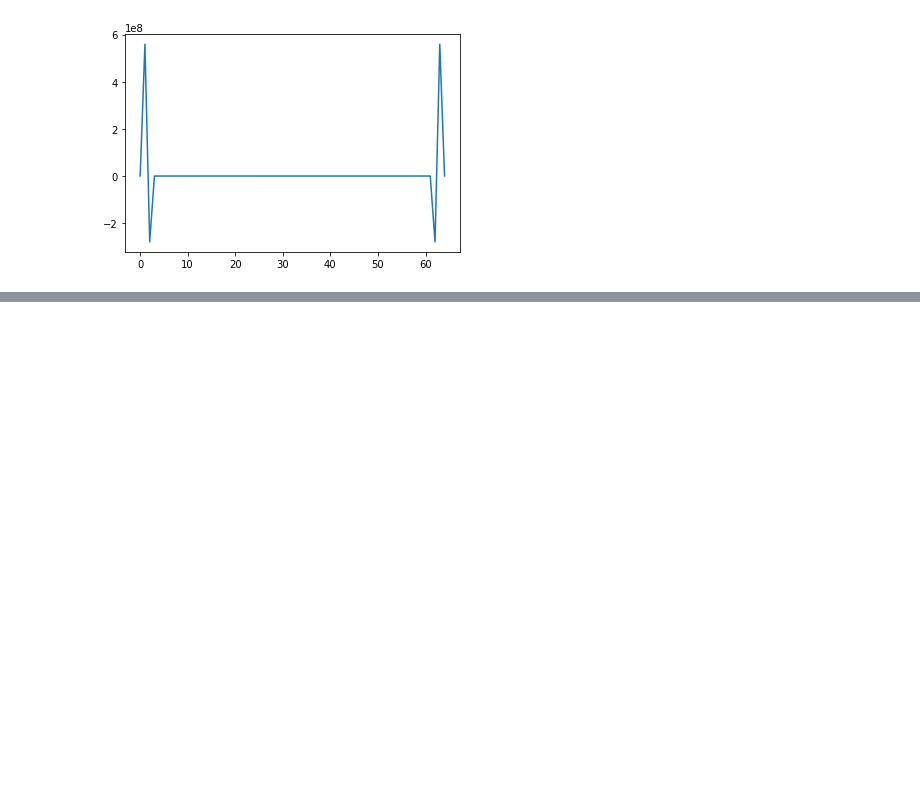
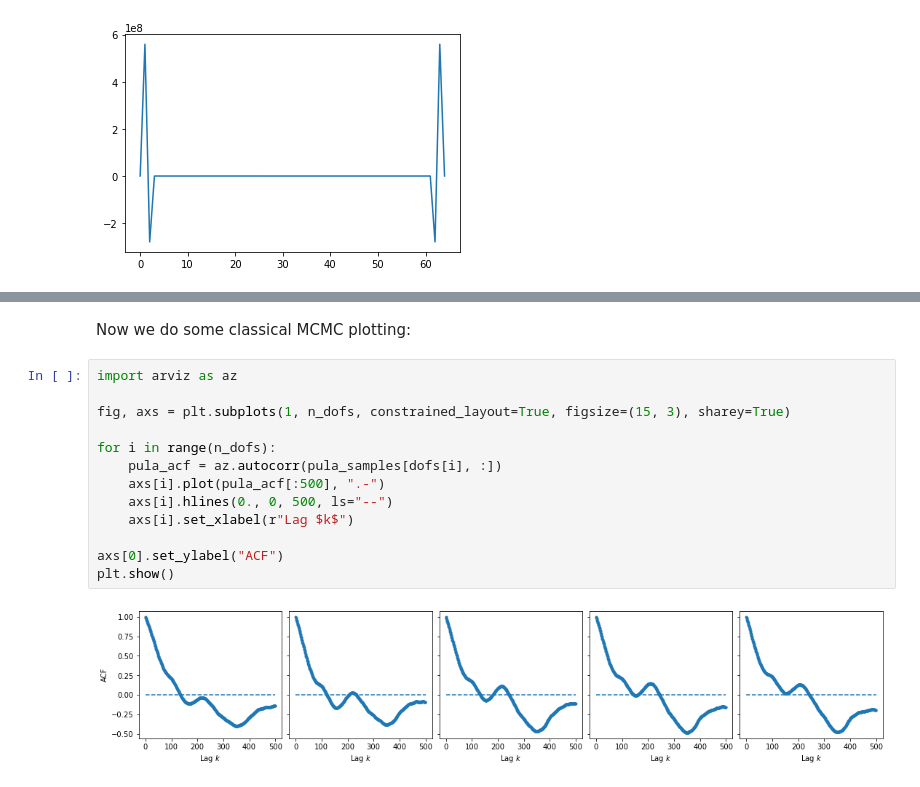
Before and after one commit to connor-duffin/ula-statfem, a Jupyter notebook: docs/methodology-week-workbook.ipynb, the cells around one changed output, grey strips where cells are left out. Saved outputs shown, nothing was run; the diff lists cells and outputs as text; blank space fills up the shorter version.

Commit message:
Notebooks for plotting

```diff
--- a/docs/methodology-week-workbook.ipynb
+++ b/docs/methodology-week-workbook.ipynb
@@ -243,0 +228,17 @@ plt.show()
+# %% [markdown]
+Now we do some classical MCMC plotting:
+# %%
+import arviz as az
+
+fig, axs = plt.subplots(1, n_dofs, constrained_layout=True, figsize=(15, 3), sharey=True)
+
+for i in range(n_dofs):
+    pula_acf = az.autocorr(pula_samples[dofs[i], :])
+    axs[i].plot(pula_acf[:500], ".-")
+    axs[i].hlines(0., 0, 500, ls="--")
+    axs[i].set_xlabel(r"Lag $k$")
+
+axs[0].set_ylabel("ACF")
+plt.show()
+# %% [output]
+[figure, added]
```
Also changed, not shown: parts of 22 cells of this notebook.
